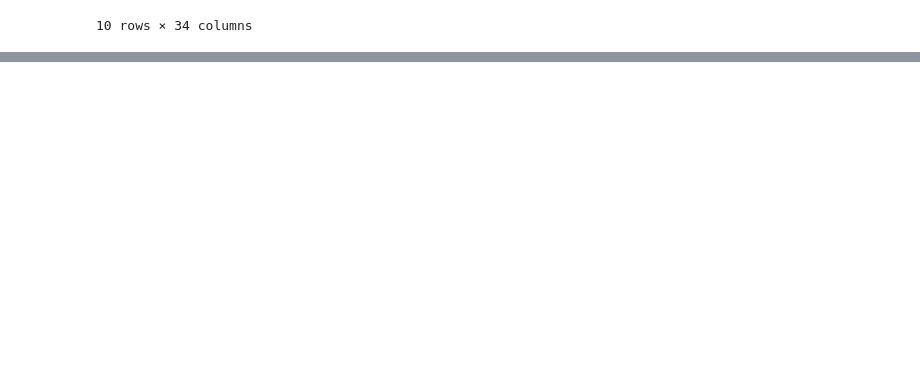
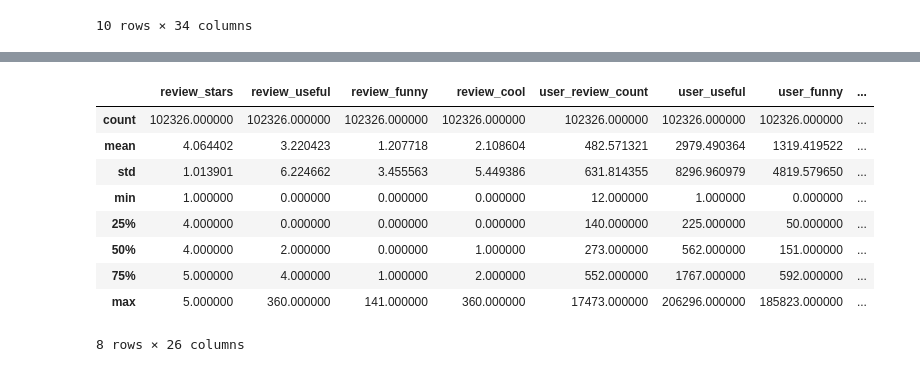
Before and after one commit to gadddy/Text-Mining-Learning-Applications, a Jupyter notebook: topic-modelling/yelp_preprocess.ipynb, the cells around one changed output, grey strips where cells are left out. Saved outputs shown, nothing was run; the diff lists cells and outputs as text; code cells hidden in the pictures; blank space fills up the shorter version.

```diff
--- a/topic-modelling/yelp_preprocess.ipynb
+++ b/topic-modelling/yelp_preprocess.ipynb
@@ -114,0 +114,10 @@ for i in range(0, 10):
+# %%
+import pandas as pd
+unique_df = pd.read_csv('unique_data.csv')
+# %%
+import tqdm
+#for each 'review_text' row, count the number of ' in text and get highest count row
+unique_df['num_apostrophes'] = unique_df['review_text'].apply(lambda x: x.count("'"))
+# %%
+#generate character length of each 'review_text' row
+unique_df['char_length'] = unique_df['review_text'].apply(lambda x: len(x))
@@ -114,0 +168,13 @@ for i in range(0, 10):
+# %%
+unique_df.describe()
+# %% [output]
+|  | review_stars | review_useful | review_funny | review_cool | user_review_count | user_useful | user_funny | ... |
+| count | 102326.000000 | 102326.000000 | 102326.000000 | 102326.000000 | 102326.000000 | 102326.000000 | 102326.000000 | ... |
+| mean | 4.064402 | 3.220423 | 1.207718 | 2.108604 | 482.571321 | 2979.490364 | 1319.419522 | ... |
+| std | 1.013901 | 6.224662 | 3.455563 | 5.449386 | 631.814355 | 8296.960979 | 4819.579650 | ... |
+| min | 1.000000 | 0.000000 | 0.000000 | 0.000000 | 12.000000 | 1.000000 | 0.000000 | ... |
+| 25% | 4.000000 | 0.000000 | 0.000000 | 0.000000 | 140.000000 | 225.000000 | 50.000000 | ... |
+| 50% | 4.000000 | 2.000000 | 0.000000 | 1.000000 | 273.000000 | 562.000000 | 151.000000 | ... |
+| 75% | 5.000000 | 4.000000 | 1.000000 | 2.000000 | 552.000000 | 1767.000000 | 592.000000 | ... |
+| max | 5.000000 | 360.000000 | 141.000000 | 360.000000 | 17473.000000 | 206296.000000 | 185823.000000 | ... |
+8 rows × 26 columns
```
Also changed, not shown: parts of 17 cells of this notebook, 5 other files.
